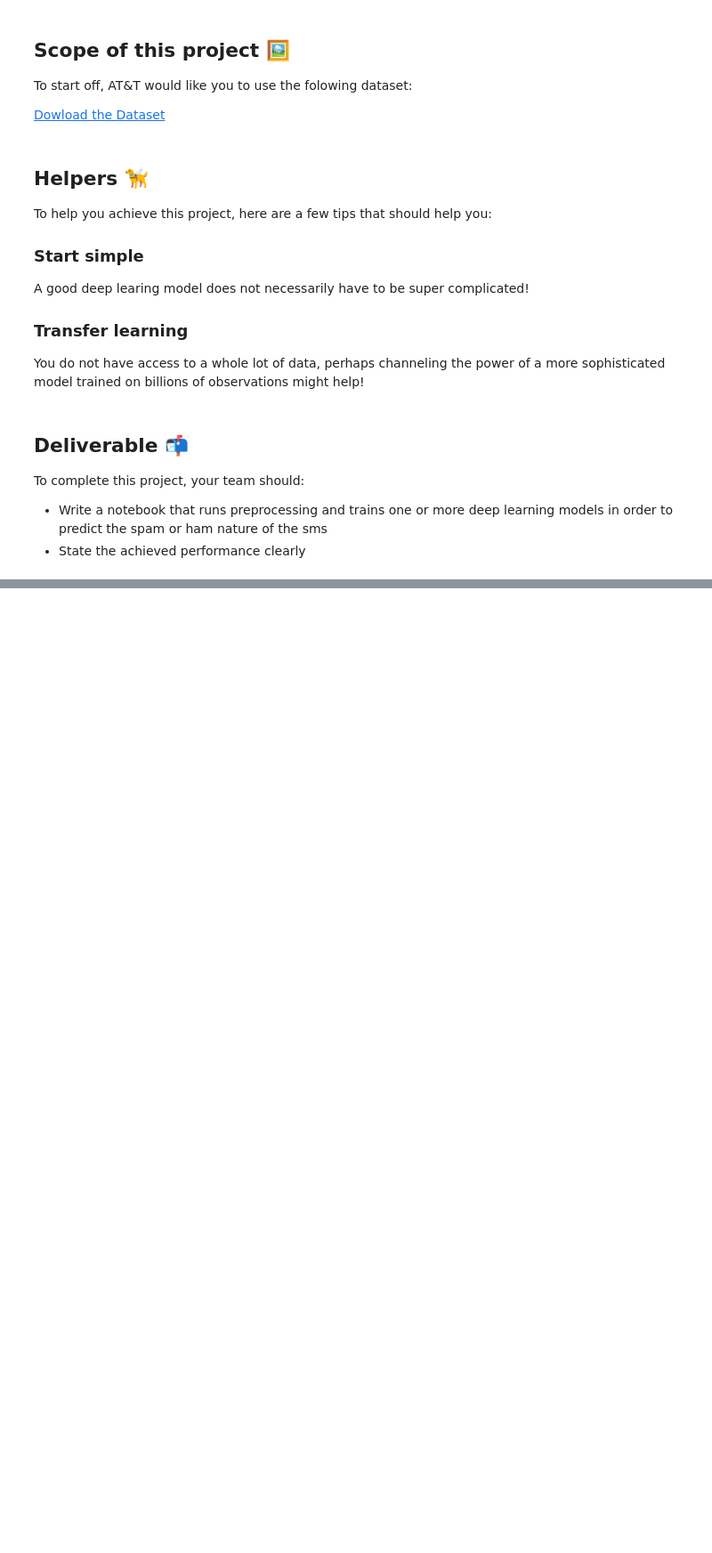
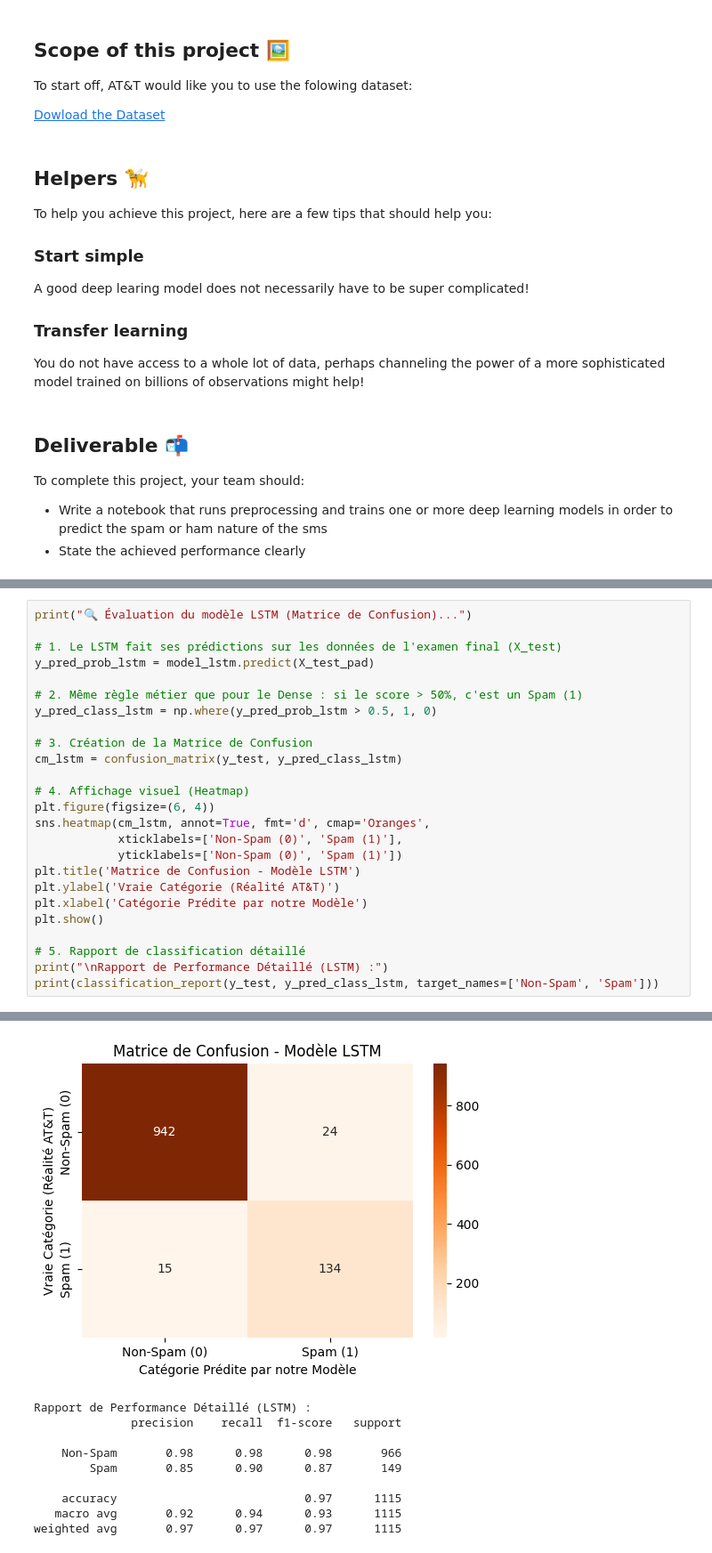
Before and after one commit to Carelle777/PROJECT_ATT_SPAM_DETECTOR, a Jupyter notebook: 01-AT&T_spam_detector.ipynb, the cells around one changed output, grey strips where cells are left out. Shown at 89% size. Saved outputs shown, nothing was run; the diff lists cells and outputs as text; blank space fills up the shorter version.

```diff
--- a/01-AT&T_spam_detector.ipynb
+++ b/01-AT&T_spam_detector.ipynb
@@ -41,0 +396,26 @@ To complete this project, your team should:
+# %%
+print("🔍 Évaluation du modèle LSTM (Matrice de Confusion)...")
+
+# 1. Le LSTM fait ses prédictions sur les données de l'examen final (X_test)
+y_pred_prob_lstm = model_lstm.predict(X_test_pad)
+
+# 2. Même règle métier que pour le Dense : si le score > 50%, c'est un Spam (1)
+y_pred_class_lstm = np.where(y_pred_prob_lstm > 0.5, 1, 0)
+
+# 3. Création de la Matrice de Confusion
+cm_lstm = confusion_matrix(y_test, y_pred_class_lstm)
+
+# 4. Affichage visuel (Heatmap)
+plt.figure(figsize=(6, 4))
+sns.heatmap(cm_lstm, annot=True, fmt='d', cmap='Oranges',
+            xticklabels=['Non-Spam (0)', 'Spam (1)'],
+            yticklabels=['Non-Spam (0)', 'Spam (1)'])
+plt.title('Matrice de Confusion - Modèle LSTM')
+plt.ylabel('Vraie Catégorie (Réalité AT&T)')
+plt.xlabel('Catégorie Prédite par notre Modèle')
+plt.show()
+
+# 5. Rapport de classification détaillé
+print("\nRapport de Performance Détaillé (LSTM) :")
+print(classification_report(y_test, y_pred_class_lstm, target_names=['Non-Spam', 'Spam']))
+# %% [output]
@@ -41,0 +424,10 @@ To complete this project, your team should:
+[figure, added]
+Rapport de Performance Détaillé (LSTM) :
+              precision    recall  f1-score   support
+
+    Non-Spam       0.98      0.98      0.98       966
+        Spam       0.85      0.90      0.87       149
+
+    accuracy                           0.97      1115
+   macro avg       0.92      0.94      0.93      1115
+weighted avg       0.97      0.97      0.97      1115
```
Also changed, not shown: parts of 19 cells of this notebook, 3 other files.
